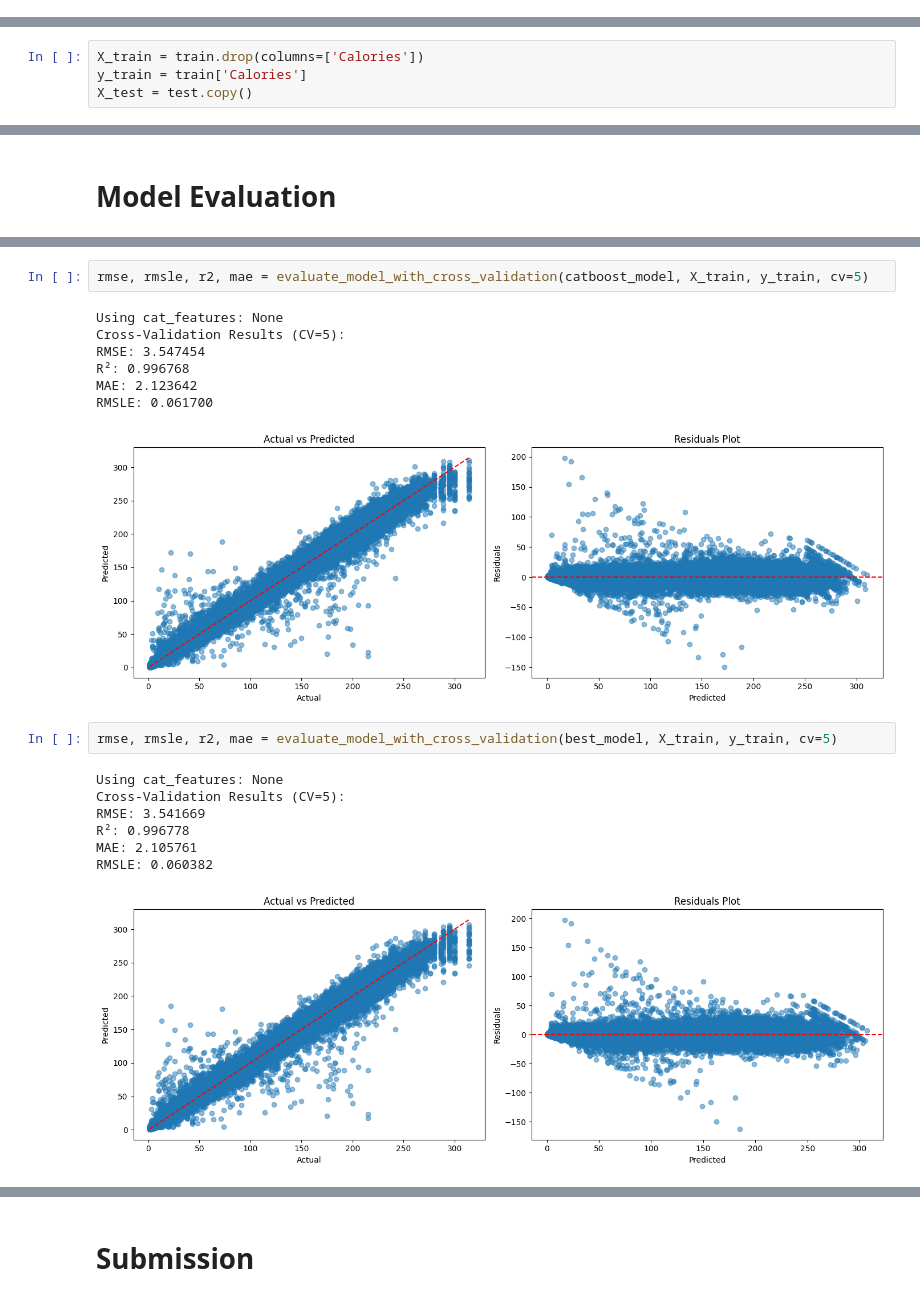
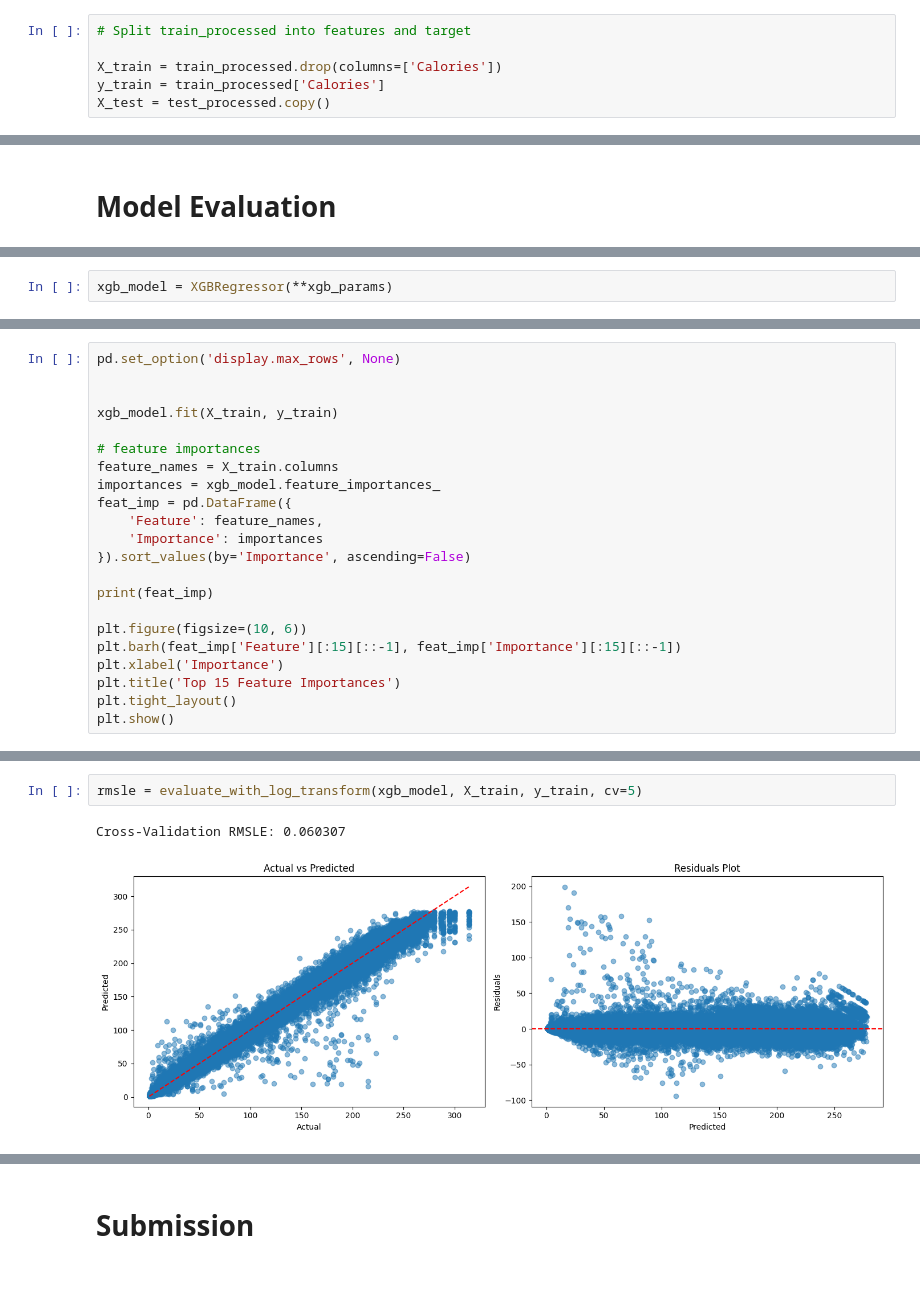
Before and after one commit to AzrilFahmiardi/calorie_expenditure_regression, a Jupyter notebook: azril/main.ipynb, the cells around one changed output, grey strips where cells are left out. Saved outputs shown, nothing was run; the diff lists cells and outputs as text.

```diff
--- a/azril/main.ipynb
+++ b/azril/main.ipynb
@@ -68,0 +364,6 @@ test.to_csv('output/test_clean.csv', index=True)
+# %%
+# Split train_processed into features and target
+
+X_train = train_processed.drop(columns=['Calories'])
+y_train = train_processed['Calories']
+X_test = test_processed.copy()
@@ -103,4 +395,0 @@ plt.show()
-# %%
-X_train = train.drop(columns=['Calories'])
-y_train = train['Calories']
-X_test = test.copy()
@@ -138 +474,3 @@ best_model = CatBoostRegressor(
+# %%
+xgb_model = XGBRegressor(**xgb_params)
 # %%
@@ -208,0 +576,22 @@ def evaluate_model_with_cross_validation(model, X, y, cv=5):
+# %%
+pd.set_option('display.max_rows', None)
+
+
+xgb_model.fit(X_train, y_train)
+
+# feature importances
+feature_names = X_train.columns
+importances = xgb_model.feature_importances_
+feat_imp = pd.DataFrame({
+    'Feature': feature_names,
+    'Importance': importances
+}).sort_values(by='Importance', ascending=False)
+
+print(feat_imp)
+
+plt.figure(figsize=(10, 6))
+plt.barh(feat_imp['Feature'][:15][::-1], feat_imp['Importance'][:15][::-1])
+plt.xlabel('Importance')
+plt.title('Top 15 Feature Importances')
+plt.tight_layout()
+plt.show()
@@ -209,20 +617,5 @@ def evaluate_model_with_cross_validation(model, X, y, cv=5):
 # %%
-rmse, rmsle, r2, mae = evaluate_model_with_cross_validation(catboost_model, X_train, y_train, cv=5)
+rmsle = evaluate_with_log_transform(xgb_model, X_train, y_train, cv=5)
 # %% [output]
-Using cat_features: None
-Cross-Validation Results (CV=5):
-RMSE: 3.547454
-R²: 0.996768
-MAE: 2.123642
-RMSLE: 0.061700
+Cross-Validation RMSLE: 0.060307
-[figure, old version]
+[figure, new version]
-# %%
-rmse, rmsle, r2, mae = evaluate_model_with_cross_validation(best_model, X_train, y_train, cv=5)
-# %% [output]
-Using cat_features: None
-Cross-Validation Results (CV=5):
-RMSE: 3.541669
-R²: 0.996778
-MAE: 2.105761
-RMSLE: 0.060382
-[figure, removed]
```
Also changed, not shown: parts of 33 cells of this notebook, 8 other files.
